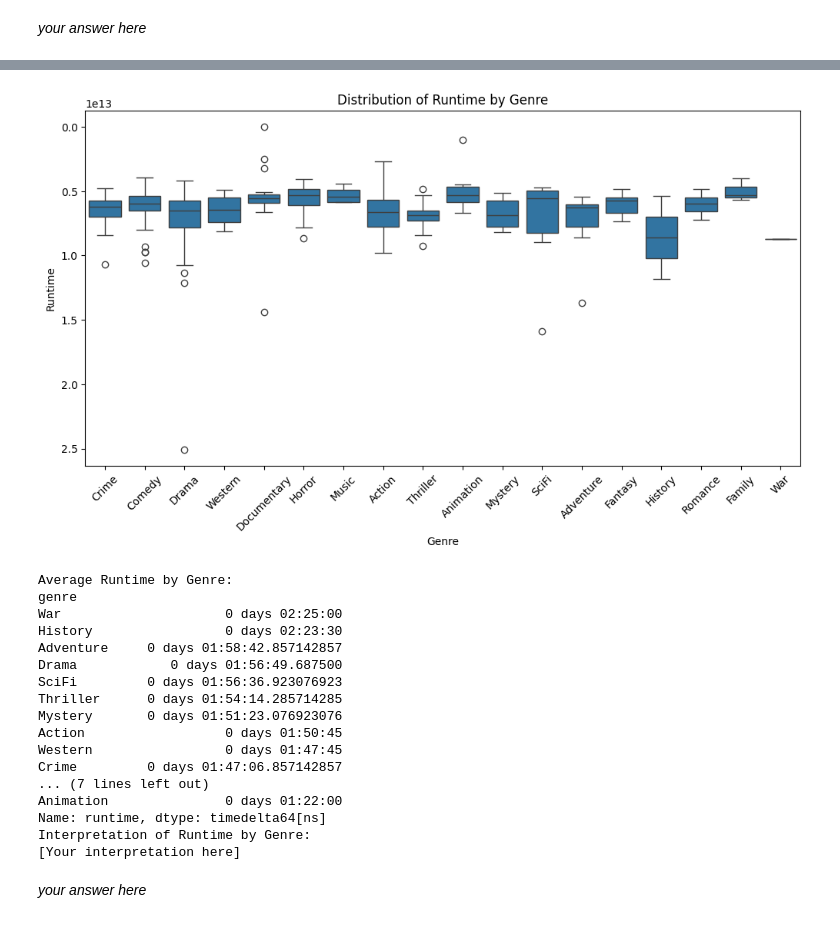
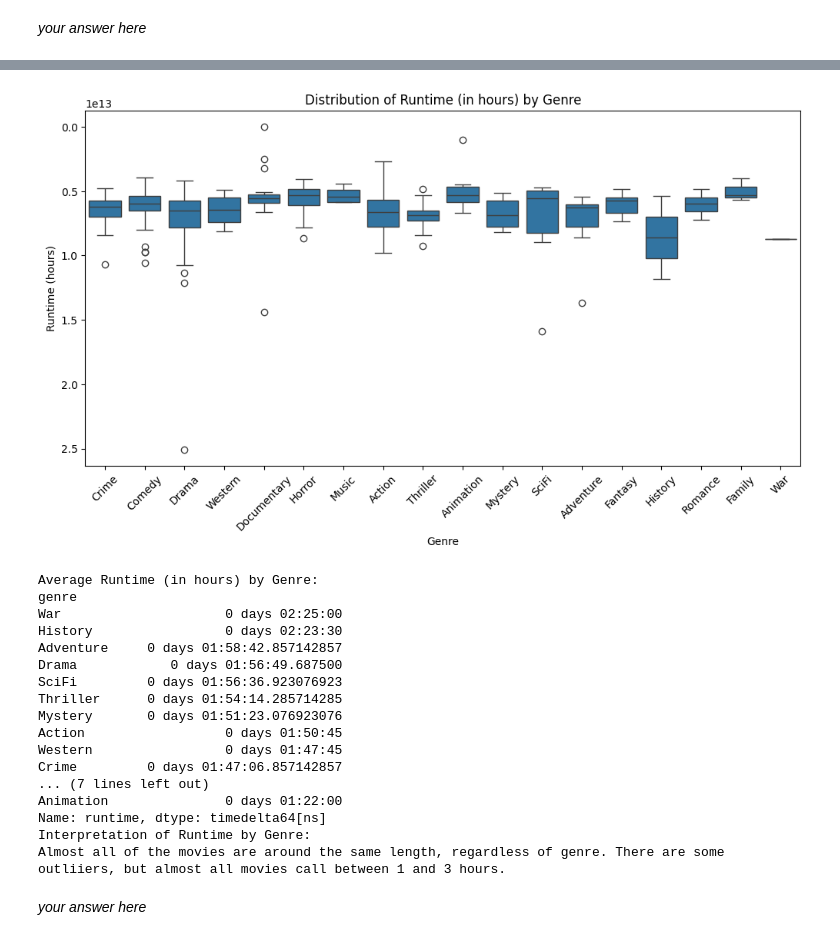
Before and after one commit to mdkrasnow/harvard, a Jupyter notebook: CS 109/cs1090a_hw1/cs1090a_hw1.ipynb, the cells around one changed output, grey strips where cells are left out. Drawn from its saved outputs; the diff is of its cells as text; code cells hidden in the pictures.

```diff
--- a/CS 109/cs1090a_hw1/cs1090a_hw1.ipynb
+++ b/CS 109/cs1090a_hw1/cs1090a_hw1.ipynb
@@ -484,11 +485,6 @@ Your result should look something like:
 - Pandas now supports [PyArrow](https://arrow.apache.org/docs/python/index.html) as a backend alternative to Numpy. This gives access to new datatypes including native strings (as opposed to the catch-all 'object'), ints that support NaN values, and others. Using these datatypes can often speed up computations so you may choose to experiment with converting some or all of your columns to these new datatypes. You can read more [here](https://pandas.pydata.org/docs/user_guide/pyarrow.html).
 </div>
 # %%
-import pandas as pd
-import numpy as np
-import re
-
-# Step 1: Create the initial DataFrame
 print(len(movies))
 df = pd.DataFrame(movies)
 
@@ -498,25 +494,20 @@ print(df.head().to_string(index=False))
 print("\nInitial DataFrame dtypes:")
 print(df.dtypes)
 
-
-
 # Step 2: Implement robust duplicate removal
 dup_subset = [col for col in df.columns if col not in ['screen_date', 'screen_times']]
 df_deduped = df.drop_duplicates(subset=dup_subset, keep='first')
-
 print("\nDataFrame shape after removing duplicates:", df_deduped.shape)
 # assert df_deduped.shape[0] > 300, "DataFrame should have at least 300 rows after deduplication"
 assert df_deduped.shape[0] == df_deduped.drop_duplicates().shape[0], "There should be no duplicate rows"
 
 # Step 3: Check for and handle NaN values
 nan_counts = df_deduped.isna().sum()
-
 if nan_counts.sum() > 0:
     print("\nNumber of NaN values in each column:")
     print(nan_counts)
     print("\nRows containing NaN values:")
     print(df_deduped[df_deduped.isna().any(axis=1)])
-
     df_deduped = df_deduped.dropna()
     print("\nDataFrame shape after removing NaN values:", df_deduped.shape)
 else:
@@ -525,19 +516,18 @@ else:
 # Step 4: Convert 'screen_date' to datetime and 'runtime' to timedelta
 df_deduped['screen_date'] = pd.to_datetime(df_deduped['screen_date'])
 
-def parse_runtime_to_hours(runtime_str):
+def parse_runtime(runtime_str):
     hours = 0
     minutes = 0
     parts = runtime_str.split()
     for part in parts:
         if 'h' in part:
-            hours += int(part.replace('h', ''))
+            hours = int(part.replace('h', ''))
         elif 'm' in part:
-            minutes += int(part.replace('m', ''))
-    return hours + minutes / 60
+            minutes = int(part.replace('m', ''))
+    return pd.Timedelta(hours=hours, minutes=minutes)
 
-df_deduped['runtime'] = df_deduped['runtime'].apply(parse_runtime_to_hours)
-
+df_deduped['runtime'] = df_deduped['runtime'].apply(parse_runtime)
 print("\nDataFrame dtypes after conversion:")
 print(df_deduped.dtypes)
 
@@ -546,7 +536,6 @@ assert pd.api.types.is_timedelta64_dtype(df_deduped['runtime']), "'runtime' shou
 
 # Step 5: Sort the DataFrame by 'screen_date'
 df_sorted = df_deduped.sort_values('screen_date')
-
 print("\nSorted DataFrame head:")
 print(df_sorted.head().to_string(index=False))
 
@@ -757,24 +780,23 @@ Interpretation of Movie Age vs Screenings:
 # %%
 # 4.2 Custom question 2
-# your code here
 plt.figure(figsize=(12, 6))
 sns.boxplot(x='genre', y='runtime', data=df)
-plt.title('Distribution of Runtime by Genre')
+plt.title('Distribution of Runtime (in hours) by Genre')
 plt.xlabel('Genre')
-plt.ylabel('Runtime')
+plt.ylabel('Runtime (hours)')
 plt.xticks(rotation=45)
 plt.show()
 
 avg_runtime_by_genre = df.groupby('genre')['runtime'].mean().sort_values(ascending=False)
-print("Average Runtime by Genre:")
+print("Average Runtime (in hours) by Genre:")
 print(avg_runtime_by_genre)
 
 # Interpretation
 print("Interpretation of Runtime by Genre:")
-print("[Your interpretation here]")
+print("Almost all of the movies are around the same length, regardless of genre. There are some outliiers, but almost all movies call between 1 and 3 hours. ")
 # %% [output]
-[figure, old version]
+[figure, new version]
-Average Runtime by Genre:
+Average Runtime (in hours) by Genre:
 genre
 War                     0 days 02:25:00
 History                 0 days 02:23:30
@@ -790,7 +812,7 @@ Crime         0 days 01:47:06.857142857
 Animation               0 days 01:22:00
 Name: runtime, dtype: timedelta64[ns]
 Interpretation of Runtime by Genre:
-[Your interpretation here]
+Almost all of the movies are around the same length, regardless of genre. There are some outliiers, but almost all movies call between 1 and 3 hours.
 # %% [markdown]
 *your answer here*
 # %% [markdown]
```
Also changed, not shown: parts of 15 cells of this notebook, 3 other files.
